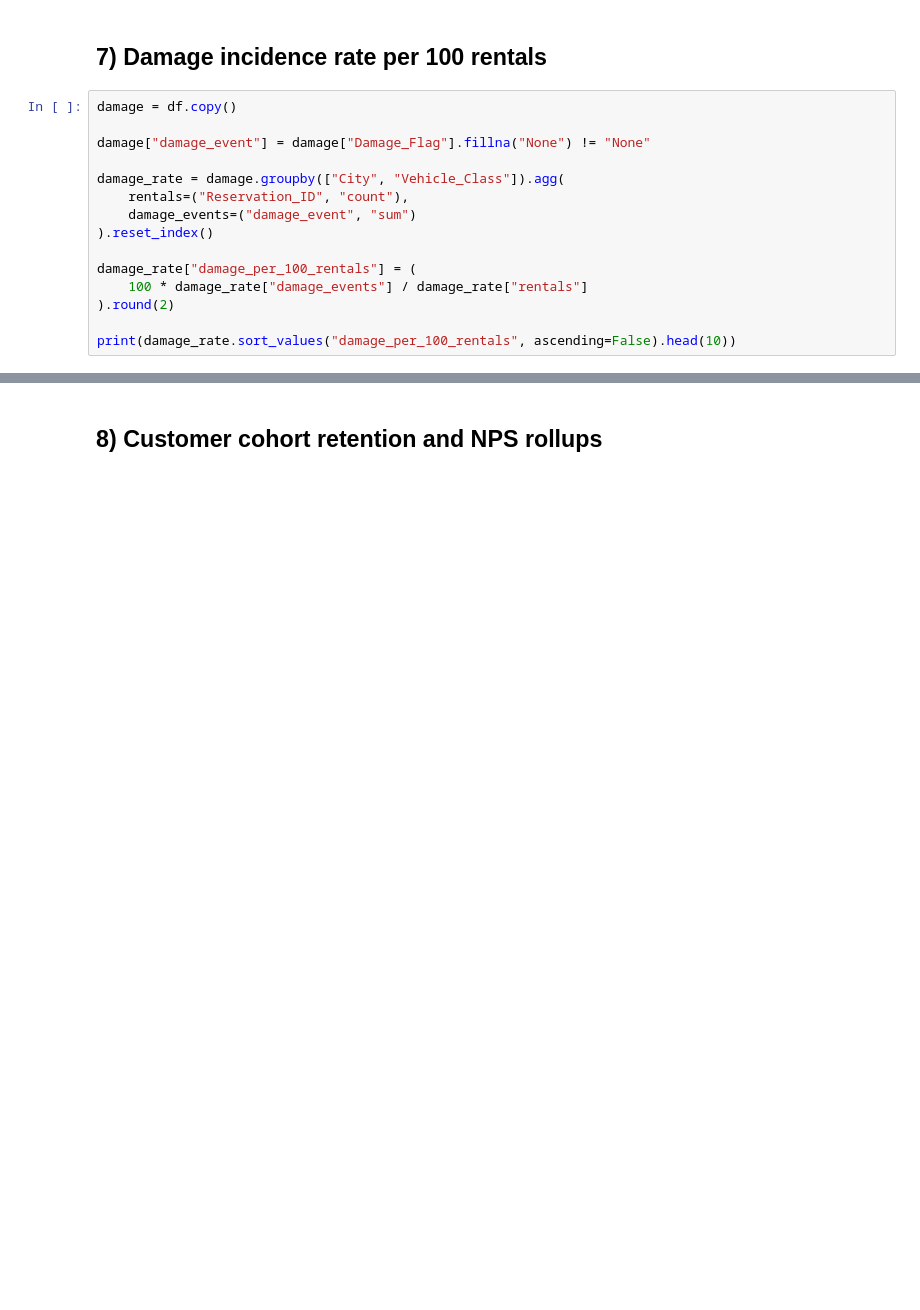
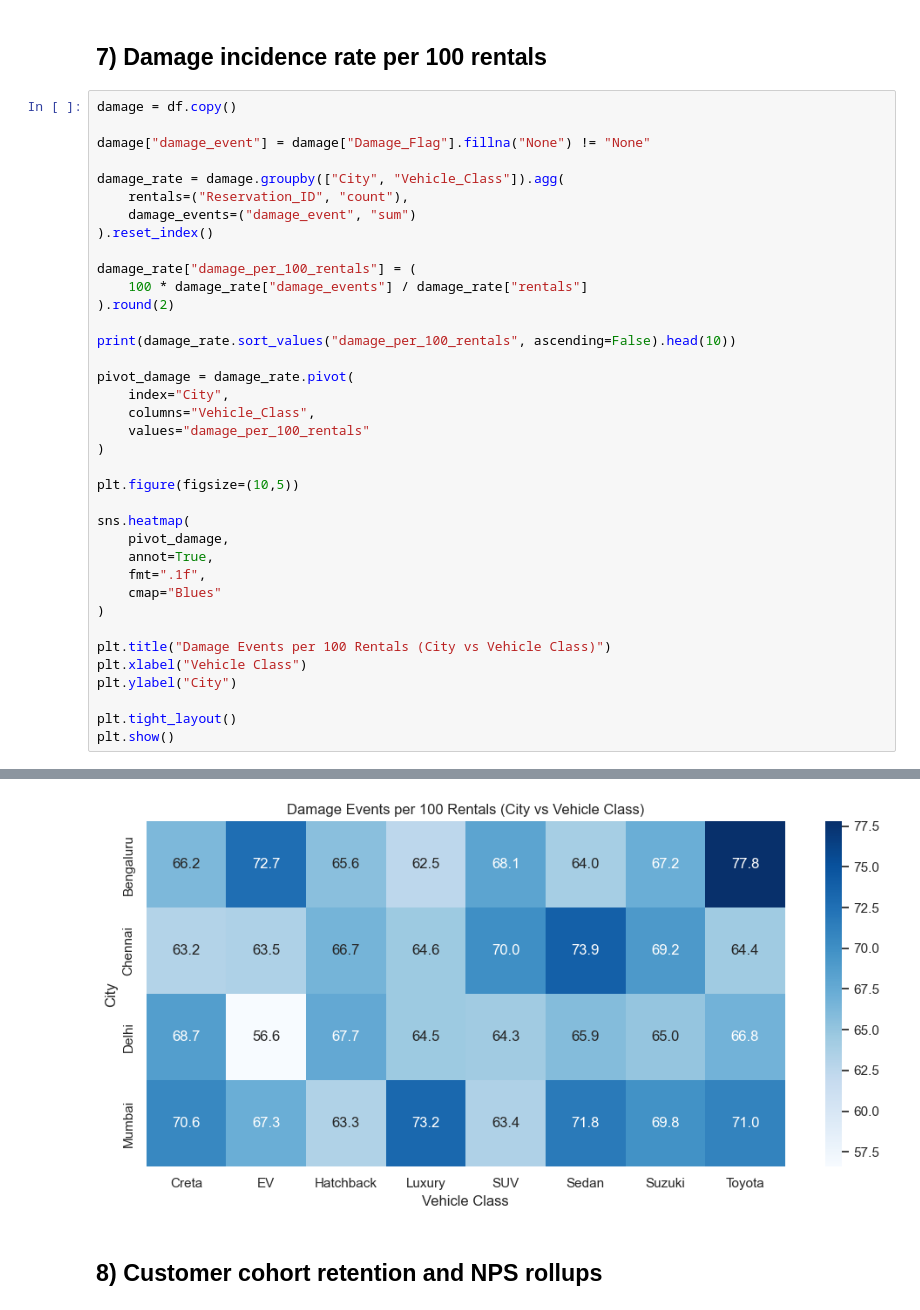
Before and after one commit to Utkarsh-2005/Capg_Sprint, a Jupyter notebook: Transformation/car_rental_transformed.ipynb, the cells around one changed output, grey strips where cells are left out. Drawn from its saved outputs; the diff is of its cells as text; blank space fills up the shorter version.

```diff
--- a/Transformation/car_rental_transformed.ipynb
+++ b/Transformation/car_rental_transformed.ipynb
@@ -405,30 +428,53 @@ print(fuel_eff)
 # %%
 damage = df.copy()
 
 damage["damage_event"] = damage["Damage_Flag"].fillna("None") != "None"
 
 damage_rate = damage.groupby(["City", "Vehicle_Class"]).agg(
     rentals=("Reservation_ID", "count"),
     damage_events=("damage_event", "sum")
 ).reset_index()
 
 damage_rate["damage_per_100_rentals"] = (
     100 * damage_rate["damage_events"] / damage_rate["rentals"]
 ).round(2)
 
 print(damage_rate.sort_values("damage_per_100_rentals", ascending=False).head(10))
+
+pivot_damage = damage_rate.pivot(
+    index="City",
+    columns="Vehicle_Class",
+    values="damage_per_100_rentals"
+)
+
+plt.figure(figsize=(10,5))
+
+sns.heatmap(
+    pivot_damage,
+    annot=True,
+    fmt=".1f",
+    cmap="Blues"
+)
+
+plt.title("Damage Events per 100 Rentals (City vs Vehicle Class)")
+plt.xlabel("Vehicle Class")
+plt.ylabel("City")
+
+plt.tight_layout()
+plt.show()
 # %% [output]
          City Vehicle_Class  rentals  damage_events  damage_per_100_rentals
 7   Bengaluru        Toyota      117             91                   77.78
 13    Chennai         Sedan      111             82                   73.87
 27     Mumbai        Luxury      108             79                   73.15
 1   Bengaluru            EV      128             93                   72.66
 29     Mumbai         Sedan      117             84                   71.79
 31     Mumbai        Toyota      145            103                   71.03
 24     Mumbai         Creta      187            132                   70.59
 12    Chennai           SUV       80             56                   70.00
 30     Mumbai        Suzuki      129             90                   69.77
 14    Chennai        Suzuki       94             65                   69.15
+[figure, added]
 # %% [markdown]
 ## 8) Customer cohort retention and NPS rollups
 # %%
```
Also changed, not shown: parts of 5 cells of this notebook, 4 other files.
